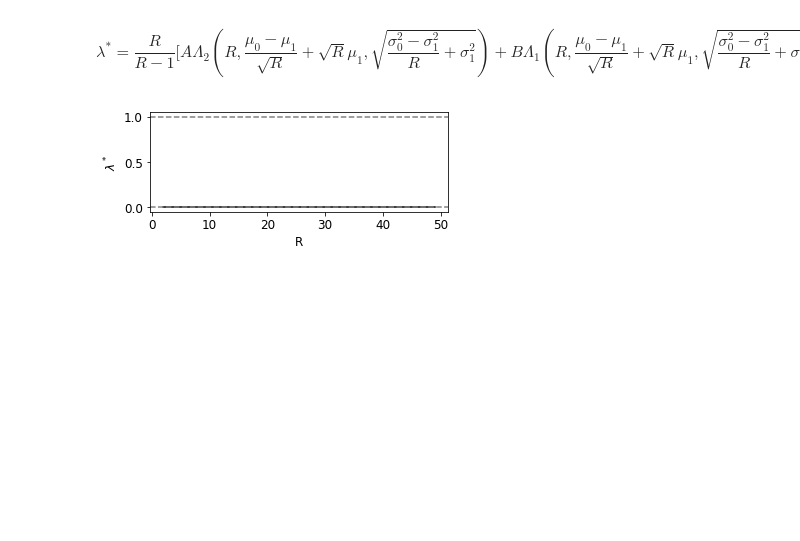
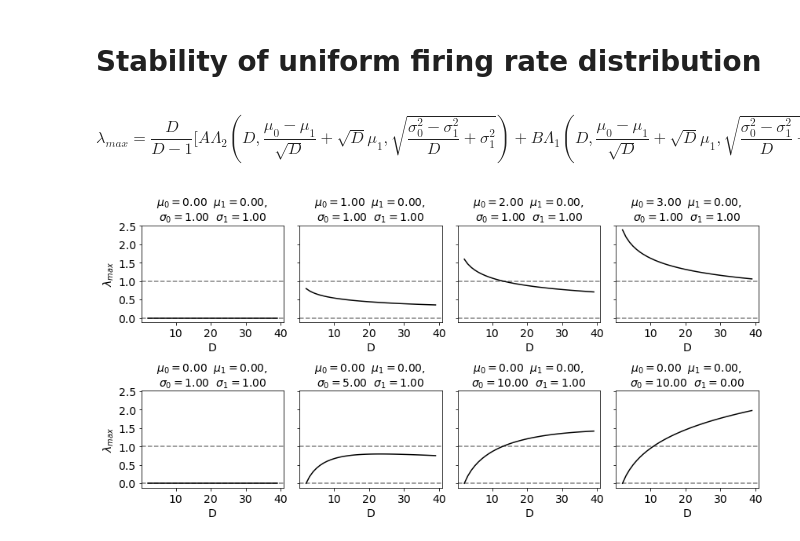
Before and after one commit to rkp8000/balanced-wta, a Jupyter notebook: 3C_mft_uniform_stability.ipynb, the cells around one changed output. Saved outputs shown, nothing was run; the diff lists cells and outputs as text; code cells hidden in the pictures; blank space fills up the shorter version.

```diff
--- a/3C_mft_uniform_stability.ipynb
+++ b/3C_mft_uniform_stability.ipynb
@@ -3,6 +1,8 @@
+# %% [markdown]
+# Stability of uniform firing rate distribution
 # %% [markdown]
-$$\lambda^* = \frac{R}{R-1} \bigg[ A\Lambda_2 \left(R, \frac{\mu_0 - \mu_1}{\sqrt{R}} + \sqrt{R}\mu_1, \sqrt{\frac{\sigma_0^2-\sigma_1^2}{R} + \sigma_1^2} \right)
-    + B\Lambda_1 \left(R, \frac{\mu_0 - \mu_1}{\sqrt{R}} + \sqrt{R}\mu_1, \sqrt{\frac{\sigma_0^2 -\sigma_1^2}{R} + \sigma_1^2} \right) + C/R \bigg]$$
+$$\lambda_{max} = \frac{D}{D-1} \bigg[ A\Lambda_2 \left(D, \frac{\mu_0 - \mu_1}{\sqrt{D}} + \sqrt{D}\mu_1, \sqrt{\frac{\sigma_0^2-\sigma_1^2}{D} + \sigma_1^2} \right)
+    + B\Lambda_1 \left(D, \frac{\mu_0 - \mu_1}{\sqrt{D}} + \sqrt{D}\mu_1, \sqrt{\frac{\sigma_0^2 -\sigma_1^2}{D} + \sigma_1^2} \right) + C/D \bigg]$$
 # %%
 %matplotlib inline
 import matplotlib.pyplot as plt
@@ -45,20 +45,43 @@ def get_lam_star(r, mu_0, mu_1, sgm_0, sgm_1):
-# %%
-# lam star vs R
-rs = np.arange(2, 50)
-sgm_0 = 1
-sgm_1 = 1
-mu_0 = 0
-mu_1 = 0
-
-lam_stars = np.nan * np.zeros(len(rs))
-for cr, r in enumerate(rs):
-    lam_stars[cr] = get_lam_star(r, mu_0, mu_1, sgm_0, sgm_1)
-
-fig, ax = plt.subplots(1, 1, figsize=(5.2, 2.2), tight_layout=True)
-
-ax.plot(rs, lam_stars, lw=1.5, c='k')
-ax.axhline(0, color='gray', ls='--')
-ax.axhline(1, color='gray', ls='--')
-set_plot(ax, x_label='R', y_label=r'$\lambda^*$', font_size=12)
-# %% [output]
-[figure, removed]
+# %%
+# lam max vs D for diff param sets
+DS = np.arange(2, 40)
+mu_0_mu_1_sgm_0_sgm_1s = [
+    # mean-driven
+    (0, 0, 1, 1),
+    (1, 0, 1, 1),
+    (2, 0, 1, 1),
+    (3, 0, 1, 1),
+
+    # fluctuation-driven
+    (0, 0, 1, 1),
+    (0, 0, 5, 1),
+    (0, 0, 10, 1),
+    (0, 0, 10, 0),
+]
+
+lam_maxs_all = []
+
+for mu_0, mu_1, sgm_0, sgm_1 in mu_0_mu_1_sgm_0_sgm_1s:
+    lam_maxs = np.nan * np.zeros(len(DS))
+
+    for cD, D in enumerate(DS):
+        lam_maxs[cD] = get_lam_max(D, mu_0, mu_1, sgm_0, sgm_1)
+
+    lam_maxs_all.append(lam_maxs)
+# %%
+fig, axs = plt.subplots(2, 4, figsize=(12, 6), tight_layout=True, sharey=True)
+
+for ax, lam_maxs, (mu_0, mu_1, sgm_0, sgm_1) in zip(axs.flat, lam_maxs_all, mu_0_mu_1_sgm_0_sgm_1s):
+
+    ax.axhline(0, color='gray', ls='--')
+    ax.axhline(1, color='gray', ls='--')
+    ax.plot(DS, lam_maxs, lw=1.5, c='k')
+
+    title = r'$\mu_0 =$' + f'{mu_0:.2f}' + r'  $\mu_1 =$' + f'{mu_1:.2f}, \n' + \
+        r'$\sigma_0 =$' + f'{sgm_0:.2f}' + r'  $\sigma_1 =$' + f'{sgm_1:.2f}'
+    set_plot(ax, x_label='D', title=title, font_size=14)
+
+for ax in axs[:, 0]:
+    set_plot(ax, y_label=r'$\lambda_{max}$', font_size=14)
+# %% [output]
+[figure, added]
```
Also changed, not shown: parts of 7 cells of this notebook, 2 other files.
